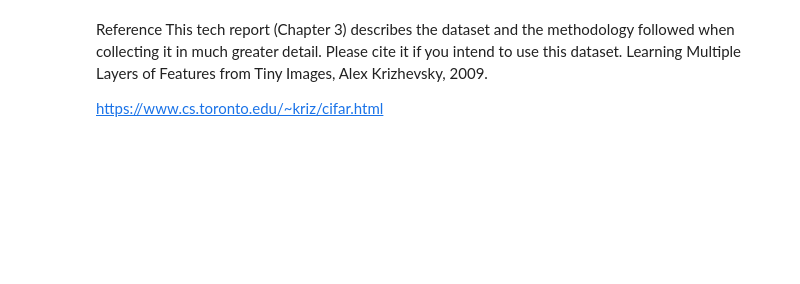
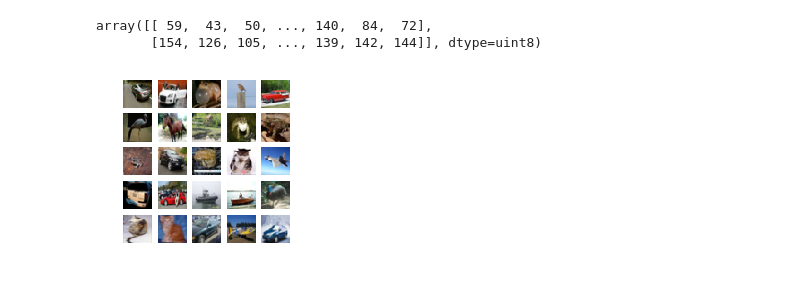
Before and after one commit to cbevis/U4_L3_neural_network, a Jupyter notebook: U4_L3_P6_Make_a_network.ipynb, the cells around one changed output. Drawn from its saved outputs; the diff is of its cells as text; code cells hidden in the pictures; blank space fills up the shorter version.

```diff
--- a/U4_L3_P6_Make_a_network.ipynb
+++ b/U4_L3_P6_Make_a_network.ipynb
@@ -13,9 +32,3 @@ from sklearn.base import clone
-# %% [markdown]
-Reference
-This tech report (Chapter 3) describes the dataset and the methodology followed when collecting it in much greater detail. Please cite it if you intend to use this dataset.
-Learning Multiple Layers of Features from Tiny Images, Alex Krizhevsky, 2009.
-
-https://www.cs.toronto.edu/~kriz/cifar.html
 # %%
 f = open('cifar-10-batches-py/data_batch_1', 'rb')
 datadict = pickle.load(f,encoding='latin1')
@@ -30,0 +51,19 @@ Y_test = datadict['labels']
+# %%
+X_train[0:2]
+# %% [output]
+array([[ 59,  43,  50, ..., 140,  84,  72],
+       [154, 126, 105, ..., 139, 142, 144]], dtype=uint8)
+# %%
+#Examples of cifar dataset
+X_train2 = X_train.reshape(10000, 3, 32, 32).transpose(0,2,3,1).astype("uint8")
+Y_train = np.array(Y_train)
+
+#Visualizing CIFAR 10
+fig, axes1 = plt.subplots(5,5,figsize=(3,3))
+for j in range(5):
+    for k in range(5):
+        i = np.random.choice(range(len(X_train2)))
+        axes1[j][k].set_axis_off()
+        axes1[j][k].imshow(X_train2[i:i+1][0])
+# %% [output]
+[figure, added]
```
Also changed, not shown: parts of 22 cells of this notebook.
